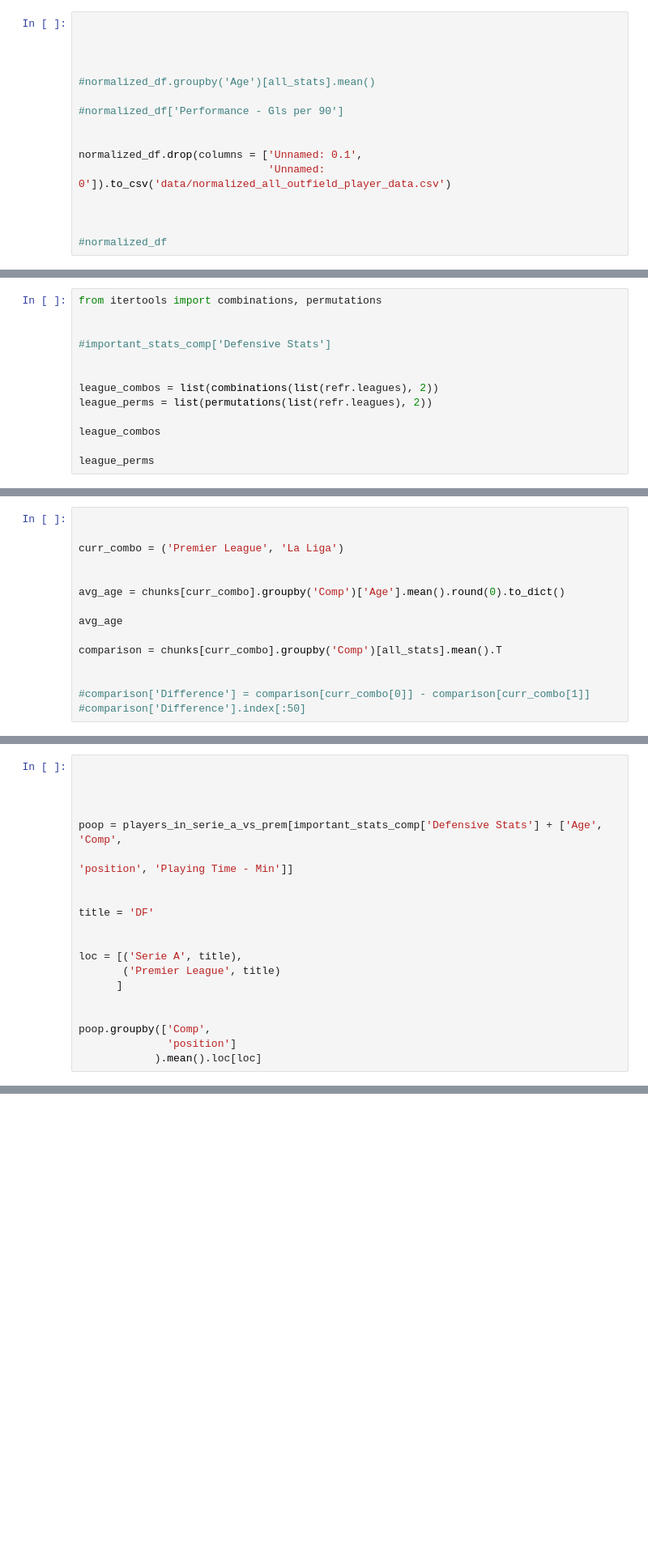
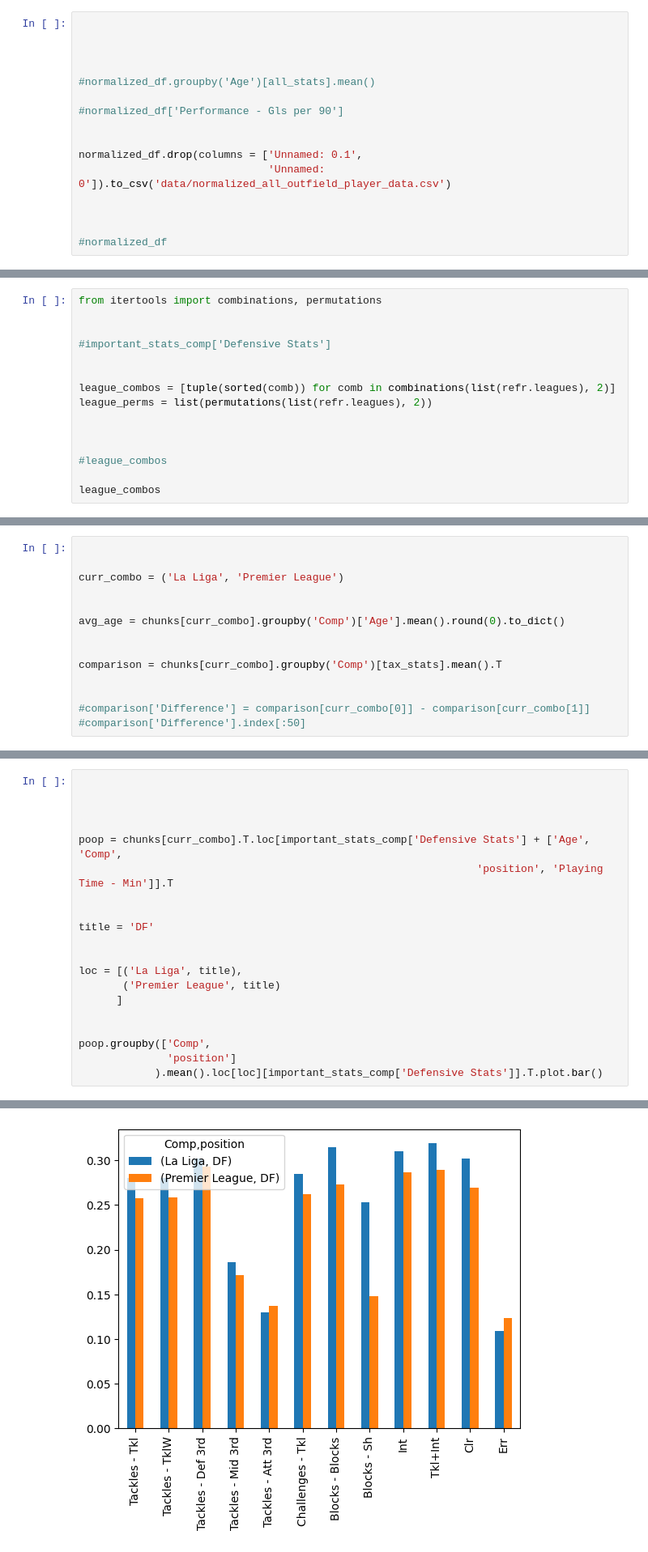
Before and after one commit to Rhys2024/Soccer_Visualization_Streamlit, a Jupyter notebook: Untitled.ipynb, the cells around one changed output, grey strips where cells are left out. Shown: that part at 81% size. Drawn from its saved outputs; the diff is of its cells as text; blank space fills up the shorter version.

```diff
--- a/Untitled.ipynb
+++ b/Untitled.ipynb
@@ -220,11 +193,13 @@ from itertools import combinations, permutations
 #important_stats_comp['Defensive Stats']
 
 
-league_combos = list(combinations(list(refr.leagues), 2))
+league_combos = [tuple(sorted(comb)) for comb in combinations(list(refr.leagues), 2)]
 league_perms = list(permutations(list(refr.leagues), 2))
 
+
+
+#league_combos
+
 league_combos
-
-league_perms
 # %% [output]
 [('Premier League', 'Serie A'),
@@ -297,14 +500,13 @@ for combo, names in multiple_league_players.items():
 # %%
 
 
-curr_combo = ('Premier League', 'La Liga')
+curr_combo = ('La Liga', 'Premier League')
 
 
 avg_age = chunks[curr_combo].groupby('Comp')['Age'].mean().round(0).to_dict()
 
-avg_age
 
-comparison = chunks[curr_combo].groupby('Comp')[all_stats].mean().T
+comparison = chunks[curr_combo].groupby('Comp')[tax_stats].mean().T
 
 
 #comparison['Difference'] = comparison[curr_combo[0]] - comparison[curr_combo[1]]
@@ -323,19 +566,19 @@ comparison = chunks[curr_combo].groupby('Comp')[all_stats].mean().T
 
 
 
-poop = players_in_serie_a_vs_prem[important_stats_comp['Defensive Stats'] + ['Age', 'Comp',
-                                                                             'position', 'Playing Time - Min']]
+poop = chunks[curr_combo].T.loc[important_stats_comp['Defensive Stats'] + ['Age', 'Comp',
+                                                               'position', 'Playing Time - Min']].T
 
 
 title = 'DF'
 
 
-loc = [('Serie A', title),
+loc = [('La Liga', title),
        ('Premier League', title)
       ]
 
 
 poop.groupby(['Comp',
               'position']
-            ).mean().loc[loc]
+            ).mean().loc[loc][important_stats_comp['Defensive Stats']].T.plot.bar()
 # %% [output]
@@ -345,0 +586 @@ poop.groupby(['Comp',
+[figure, added]
```
Also changed, not shown: parts of 32 cells of this notebook, 23 other files.
